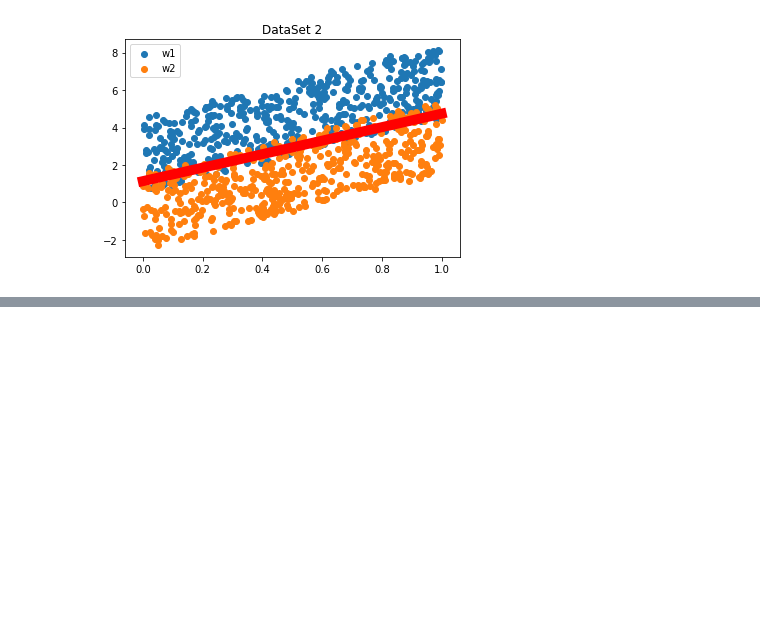
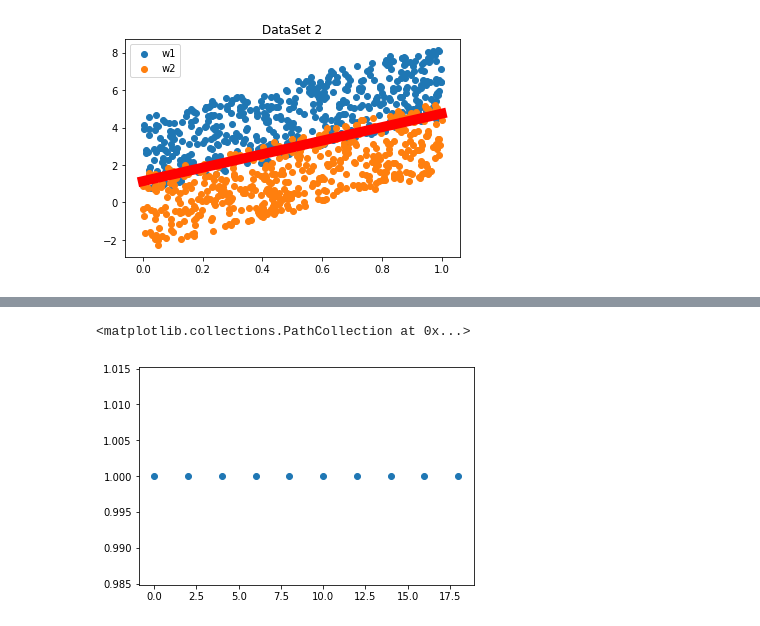
Before and after one commit to wyw97/SVM, a Jupyter notebook: notebook/svm_data.ipynb, the cells around one changed output, grey strips where cells are left out. Drawn from its saved outputs; the diff is of its cells as text; code cells hidden in the pictures; blank space fills up the shorter version.

```diff
--- a/notebook/svm_data.ipynb
+++ b/notebook/svm_data.ipynb
@@ -85,0 +109,6 @@ plt.show()
+# %%
+y1 = np.cos(np.pi*a1)
+plt.scatter(a1, y1)
+# %% [output]
+<matplotlib.collections.PathCollection at 0x...>
+[figure, added]
```
Also changed, not shown: parts of 10 cells of this notebook, 3 other files.
